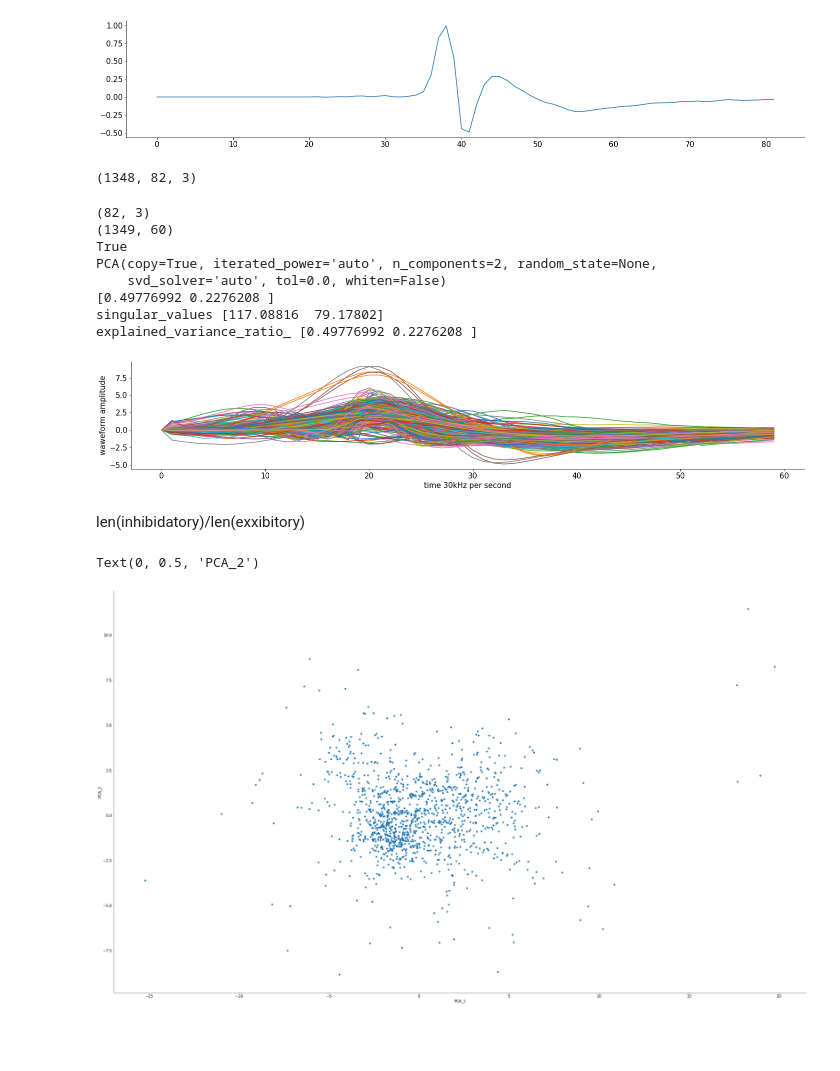
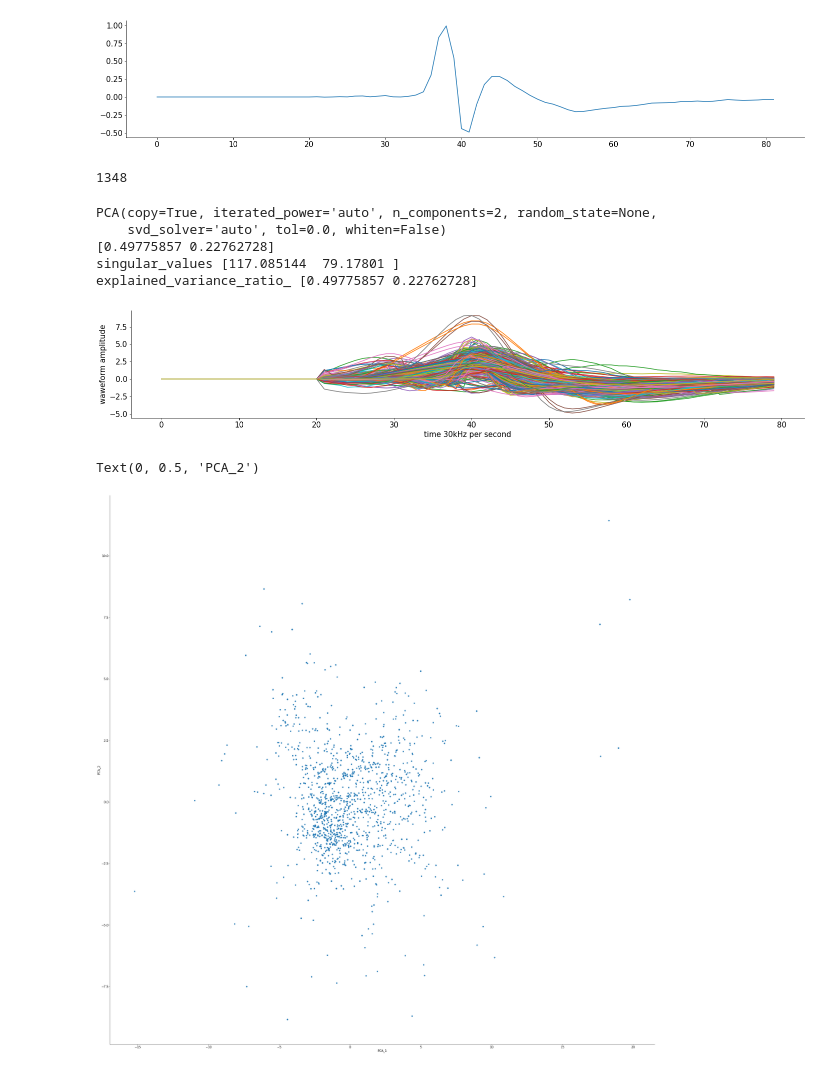
Before and after one commit to 2walkingfish/Neuromatch_Project_133, a Jupyter notebook: Explore_steinmetz_extra_dataset.ipynb, the cells around one changed output. Saved outputs shown, nothing was run; the diff lists cells and outputs as text; code cells hidden in the pictures; blank space fills up the shorter version.

```diff
--- a/Explore_steinmetz_extra_dataset.ipynb
+++ b/Explore_steinmetz_extra_dataset.ipynb
@@ -148,61 +128,55 @@ plt.plot(dat_WAV[38]['waveform_w'][0,:,2])
 [<matplotlib.lines.Line2D at 0x...>]
 [figure]
 # %%
-print(dat_WAV[38]['waveform_w'].shape)
+print(dat_WAV[38]['waveform_w'].shape[0])
 # %% [output]
-(1348, 82, 3)
+1348
 # %%
+selected_trial = 38
 pca = PCA(n_components = 2)
 
-# time_count = np.linspace(start = 0, stop = 80, num = 82)
-print(dat_WAV[38]['waveform_w'][0].shape)
-data_stack = np.empty_like(dat_WAV[38]['waveform_w'][0,20:80,0])
-for i in range(0,1348):
-  data_stack =np.vstack((data_stack, dat_WAV[38]['waveform_w'][i,20:80,0]))
+i_range = range(0, dat_WAV[selected_trial]['waveform_w'].shape[0])
 
-print(data_stack.shape)
-print(np.all(np.isfinite(data_stack)))
+data_stack = np.empty_like(dat_WAV[selected_trial]['waveform_w'][0,0:80,0])
+for i in i_range:
+  if (dat_WAV[selected_trial]['waveform_w'][i,0:80,0].any()!= np.nan):
+    data_stack =np.vstack((data_stack, dat_WAV[selected_trial]['waveform_w'][i,0:80,0]))
 
 result_pca = pca.fit(data_stack)
 
 print(result_pca)
 
 print(pca.explained_variance_ratio_)
 print('singular_values', pca.singular_values_)
 print('explained_variance_ratio_', pca.explained_variance_ratio_)
 
 plt.plot(data_stack.T)
 
 plt.ylabel('waweform amplitude')
 plt.xlabel('time 30kHz per second')
 
 
 plt.show()
 # %% [output]
-(82, 3)
-(1349, 60)
-True
 PCA(copy=True, iterated_power='auto', n_components=2, random_state=None,
     svd_solver='auto', tol=0.0, whiten=False)
-[0.49776992 0.2276208 ]
-singular_values [117.08816  79.17802]
-explained_variance_ratio_ [0.49776992 0.2276208 ]
+[0.49775857 0.22762728]
+singular_values [117.085144  79.17801 ]
+explained_variance_ratio_ [0.49775857 0.22762728]
-[figure, old version]
+[figure, new version]
-# %% [markdown]
-len(inhibidatory)/len(exxibitory)
 # %%
 transformation_results = pca.fit_transform(data_stack)
 # print(result)
 
 plt.figure(figsize=(40,40))
 plt.scatter(transformation_results[:,0],transformation_results[:,1])
-plt.gca().set_aspect('equal', adjustable='box')
+# plt.gca().set_aspect('equal', adjustable='box')
 
 plt.xlabel('PCA_1')
 plt.ylabel('PCA_2')
 # %% [output]
 Text(0, 0.5, 'PCA_2')
-[figure, old version]
+[figure, new version]
 # %%
 percent_of_var_explained = []
 
```
Also changed, not shown: parts of 12 cells of this notebook.
